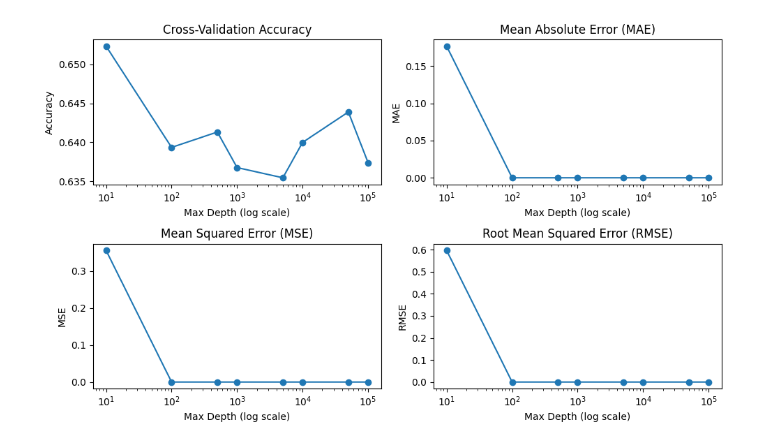
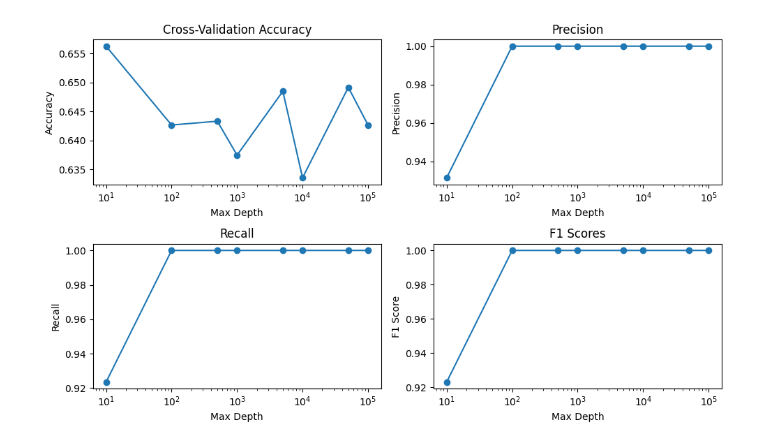
Before and after one commit to jeffeardley/byu-football-play-predictions, a Jupyter notebook: charts.ipynb, the cells around one changed output. Drawn from its saved outputs; the diff is of its cells as text; code cells hidden in the pictures.

Commit message:
Fixed charts

```diff
--- a/charts.ipynb
+++ b/charts.ipynb
@@ -131,9 +141,9 @@ max_depths_to_test = [10, 100, 500, 1000, 5000, 10000, 50000, 100000]
 
 # Lists to store results
 cv_accuracies = []
-mae_values = []
-mse_values = []
-rmse_values = []
+precision_values = []
+recall_values = []
+f1_values = []
 
 # Loop through different max depths
 for max_depth in max_depths_to_test:
@@ -141,59 +151,60 @@ for max_depth in max_depths_to_test:
     clf = RandomForestClassifier(max_depth=max_depth)
     rand_forest_cv = cross_val_score(clf, X_train, y_train, cv=20)
     mean_cv_accuracy = rand_forest_cv.mean()
 
     # Train on all data now that we have done CV
     clf.fit(X, y)
 
     # Make predictions and calculate evaluation metrics
     y_pred = clf.predict(X)
-    mae = mean_absolute_error(y, y_pred)
-    mse = mean_squared_error(y, y_pred)
-    rmse = np.sqrt(mse)
+    precision = precision_score(y, y_pred, average="weighted")
+    recall = recall_score(y, y_pred, average="weighted")
+    f1 =f1_score(y, y_pred, average="weighted")
 
     # Append results to lists
     cv_accuracies.append(mean_cv_accuracy)
-    mae_values.append(mae)
-    mse_values.append(mse)
-    rmse_values.append(rmse)
+    precision_values.append(precision)
+    recall_values.append(recall)
+    f1_values.append(f1)
+
+# Plot the results
+plt.figure(figsize=(10, 6))
 
 
-# Plot the results on a log scale
-plt.figure(figsize=(10, 6))
 
 # Plot Cross-Validation Accuracy
 plt.subplot(2, 2, 1)
 plt.plot(max_depths_to_test, cv_accuracies, marker='o')
-plt.xscale('log')  # Set x-axis to log scale
+plt.xscale('log')
 plt.title('Cross-Validation Accuracy')
-plt.xlabel('Max Depth (log scale)')
+plt.xlabel('Max Depth')
 plt.ylabel('Accuracy')
 
-# Plot MAE
+# Plot Precision
 plt.subplot(2, 2, 2)
-plt.plot(max_depths_to_test, mae_values, marker='o')
-plt.xscale('log')  # Set x-axis to log scale
-plt.title('Mean Absolute Error (MAE)')
-plt.xlabel('Max Depth (log scale)')
-plt.ylabel('MAE')
+plt.plot(max_depths_to_test, precision_values, marker='o')
+plt.xscale('log')
+plt.title('Precision')
+plt.xlabel('Max Depth')
+plt.ylabel('Precision')
 
-# Plot MSE
+# Plot recall
 plt.subplot(2, 2, 3)
-plt.plot(max_depths_to_test, mse_values, marker='o')
-plt.xscale('log')  # Set x-axis to log scale
-plt.title('Mean Squared Error (MSE)')
-plt.xlabel('Max Depth (log scale)')
-plt.ylabel('MSE')
+plt.plot(max_depths_to_test, recall_values, marker='o')
+plt.xscale('log')
+plt.title('Recall')
+plt.xlabel('Max Depth')
+plt.ylabel('Recall')
 
-# Plot RMSE
+# Plot F1
 plt.subplot(2, 2, 4)
-plt.plot(max_depths_to_test, rmse_values, marker='o')
-plt.xscale('log')  # Set x-axis to log scale
-plt.title('Root Mean Squared Error (RMSE)')
-plt.xlabel('Max Depth (log scale)')
-plt.ylabel('RMSE')
+plt.plot(max_depths_to_test, f1_values, marker='o')
+plt.xscale('log')
+plt.title('F1 Scores')
+plt.xlabel('Max Depth')
+plt.ylabel('F1 Score')
 
 plt.tight_layout()
 plt.show()
 # %% [output]
-[figure, old version]
+[figure, new version]
```
Also changed, not shown: parts of 3 cells of this notebook.
